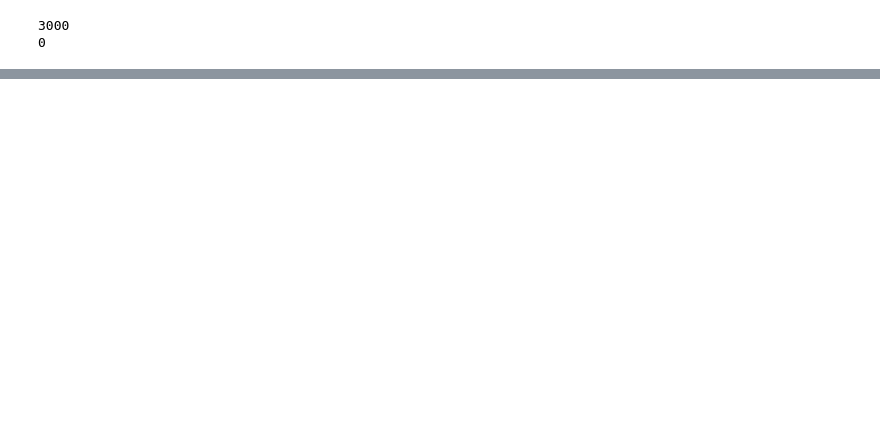
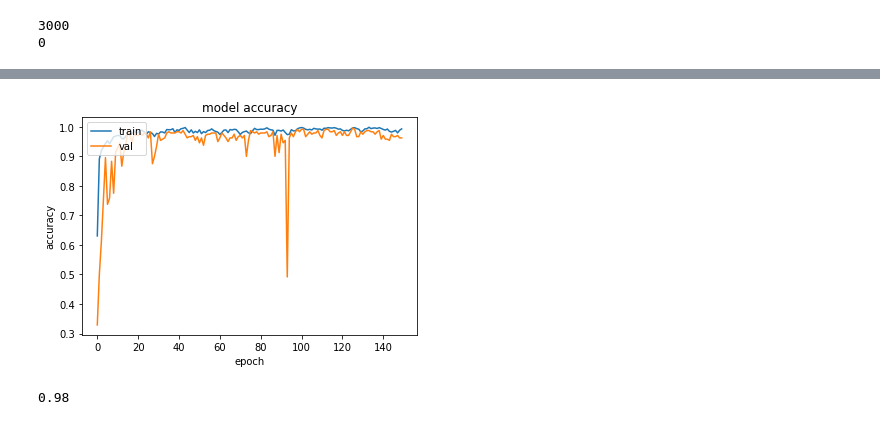
Before and after one commit to turab45/Investigating-Multi-Feature-Selection-and-Ensembling-for-Audio-Classification, a Jupyter notebook: FSDD_multi_modality_.ipynb, the cells around one changed output, grey strips where cells are left out. Cells and saved outputs as stored; diff of their text form; code cells hidden in the pictures; blank space fills up the shorter version.

```diff
--- a/FSDD_multi_modality_.ipynb
+++ b/FSDD_multi_modality_.ipynb
@@ -116,0 +206,11 @@ np.save(files_path+"/y_{}".format(current_feature),y)
+# %%
+# Accuracy plot
+plt.plot(history['accuracy'])
+plt.plot(history['val_accuracy'])
+plt.title('model accuracy')
+plt.ylabel('accuracy')
+plt.xlabel('epoch')
+plt.legend(['train', 'val'], loc='upper left')
+plt.show()
+# %% [output]
+[figure, added]
@@ -116,0 +238,35 @@ np.save(files_path+"/y_{}".format(current_feature),y)
+# %%
+import sklearn
+import keras
+import sklearn.metrics as metrics
+models_path = '/content/drive/MyDrive/audd saved files/FSDD/models'
+
+x_test_mfcc = np.load('/content/drive/MyDrive/audd saved files/FSDD/x_mfcc_test.npy',allow_pickle=True)
+y_test_mfcc = np.load('/content/drive/MyDrive/audd saved files/FSDD/y_mfcc_test.npy',allow_pickle=True)
+
+x_test_zcr = np.load('/content/drive/MyDrive/audd saved files/FSDD/x_zero_crossing_rate_test.npy',allow_pickle=True)
+y_test_zcr = np.load('/content/drive/MyDrive/audd saved files/FSDD/y_zero_crossing_rate_test.npy',allow_pickle=True)
+
+x_test_mp = np.load('/content/drive/MyDrive/audd saved files/FSDD/x_mel_spectrogram_test.npy',allow_pickle=True)
+y_test_mp = np.load('/content/drive/MyDrive/audd saved files/FSDD/y_mel_spectrogram_test.npy',allow_pickle=True)
+
+
+mfcc_model = keras.models.load_model(models_path+"/mfcc_.h5")
+mp_model = keras.models.load_model(models_path+"/mel_spectrogram_.h5")
+zcr_model = keras.models.load_model(models_path+"/zero_crossing_rate_.h5")
+
+mfcc_predictions = mfcc_model.predict(x_test_mfcc,batch_size=10)
+zcr_predictions = zcr_model.predict(x_test_zcr,batch_size=10)
+mp_predictions = mp_model.predict(x_test_mp,batch_size=10)
+
+
+lists = [mp_predictions, zcr_predictions]
+
+result = ensemble_models_predictions(lists)
+
+# calculate accuracy
+
+acc = metrics.accuracy_score(y_test_zcr, result)
+print(acc)
+# %% [output]
+0.98
```
Also changed, not shown: parts of 12 cells of this notebook.
